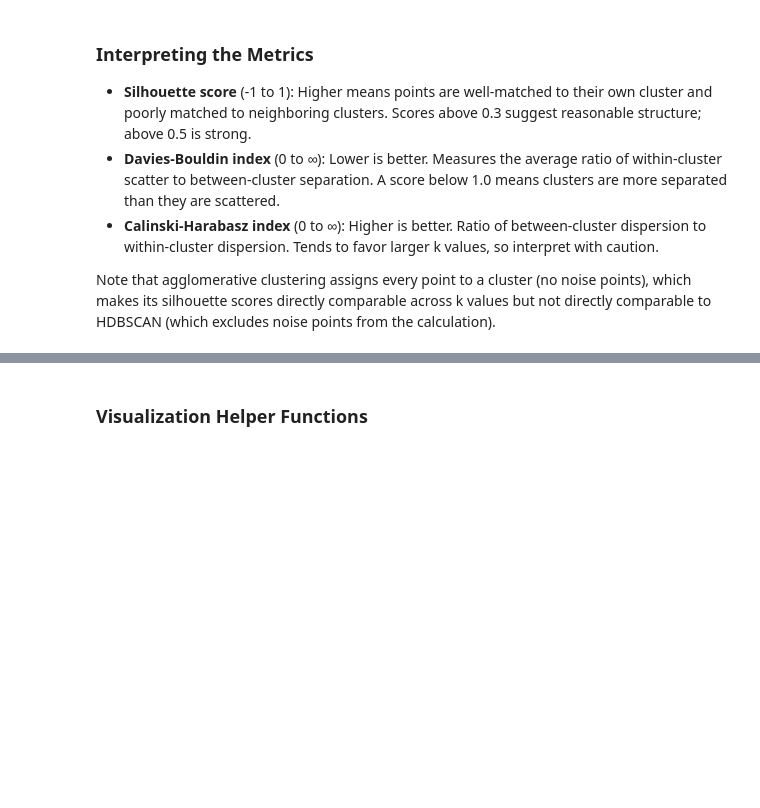
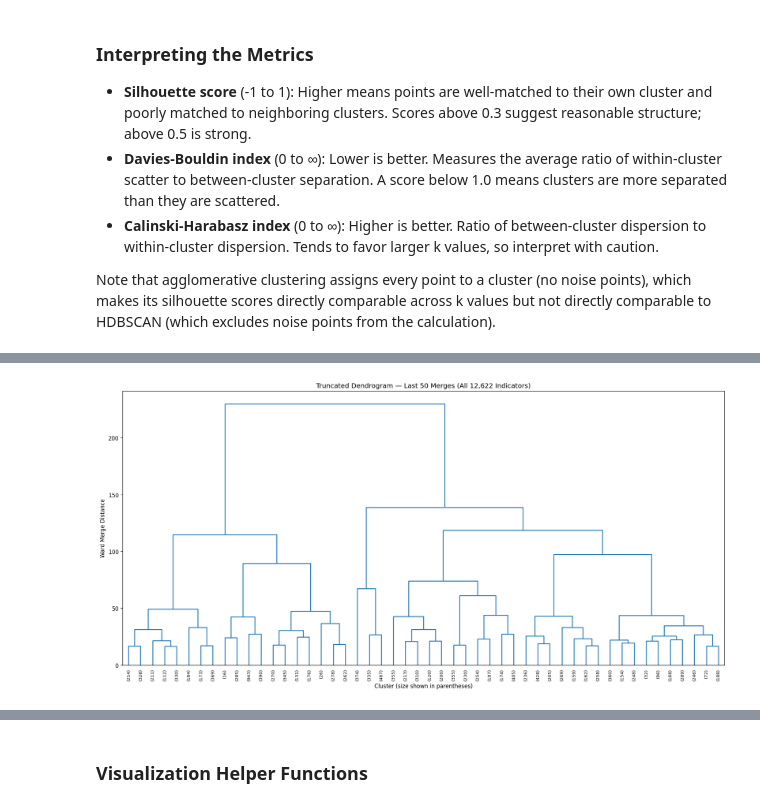
Before and after one commit to vwintumich/ccc-project, a Jupyter notebook: indicator_clustering/notebooks/04_clustering.ipynb, the cells around one changed output, grey strips where cells are left out. Cells and saved outputs as stored; diff of their text form; code cells hidden in the pictures; blank space fills up the shorter version.

Commit message:
NB 04 Redesigned: unconstrained clustering with dendrograms

```diff
--- a/indicator_clustering/notebooks/04_clustering.ipynb
+++ b/indicator_clustering/notebooks/04_clustering.ipynb
@@ -559,11 +541,11 @@ about the natural granularity of indicator language.
 # %%
 k_values = [6, 8, 12, 26, 34]
 k_descriptions = {
-    6: 'CC for Dummies -> 6 Ho types',
-    8: 'All 8 Ho wordplay types',
-    12: 'Minute Cryptic -> Ho (12 subcategories)',
-    26: 'Minute Cryptic ALL (26 subcategories)',
-    34: 'Conceptual groups (34 categories)',
+    6: 'Coarse (6 clusters)',
+    8: 'Moderate-coarse (8 clusters)',
+    12: 'Moderate (12 clusters)',
+    26: 'Fine (26 clusters)',
+    34: 'Very fine (34 clusters)',
 }
 
 agglo_results = []
@@ -589,7 +571,7 @@ for k in k_values:
         'calinski_harabasz': ch,
     })
 
-    print(f'k={k:2d} ({k_descriptions[k]:>40s}): '
+    print(f'k={k:2d} ({k_descriptions[k]:>30s}): '
           f'silhouette={sil:.3f}, DB={db:.3f}, CH={ch:.0f}')
 
 df_agglo = pd.DataFrame(agglo_results)
@@ -613,0 +645,67 @@ comparable to HDBSCAN (which excludes noise points from the calculation).
+# %%
+# --- Approach A: Truncated Dendrogram (Full Data) ---
+# Compute Ward's linkage on all 10D UMAP embeddings.
+# This produces the full merge tree for all 12,622 indicators.
+print('Computing Ward linkage on all indicators (this may take a minute)...')
+Z = linkage(embeddings_10d, method='ward')
+print(f'Linkage matrix shape: {Z.shape}')  # (n-1, 4)
+print(f'Final merge distance: {Z[-1, 2]:.2f}')
+
+# Truncated dendrogram: show only the last 50 merges.
+# Each leaf in this view represents a pre-formed cluster of points,
+# with the cluster size shown in parentheses.
+fig, ax = plt.subplots(figsize=(16, 8))
+dendrogram(
+    Z,
+    truncate_mode='lastp',
+    p=50,  # show last 50 merges
+    leaf_rotation=90,
+    leaf_font_size=8,
+    ax=ax,
+    color_threshold=0,  # uniform color for clarity
+)
+ax.set_xlabel('Cluster (size shown in parentheses)')
+ax.set_ylabel('Ward Merge Distance')
+ax.set_title('Truncated Dendrogram — Last 50 Merges (All 12,622 Indicators)')
+
+plt.tight_layout()
+fig.savefig(FIGURES_DIR / 'dendrogram_truncated_top50.png', dpi=150,
+            bbox_inches='tight')
+plt.show()
+print(f'Saved: {FIGURES_DIR / "dendrogram_truncated_top50.png"}')
+
+# --- Approach B: Dendrogram of k=34 Cluster Centroids ---
+# Compute the centroid (mean embedding) of each of the 34 agglomerative clusters,
+# then run hierarchical clustering on those 34 centroids.
+k34_labels = agglo_labels_dict[34]
+centroids_34 = np.array([
+    embeddings_10d[k34_labels == cl].mean(axis=0)
+    for cl in range(34)
+])
+cluster_sizes_34 = [int((k34_labels == cl).sum()) for cl in range(34)]
+centroid_labels = [f'C{cl} (n={sz})' for cl, sz in enumerate(cluster_sizes_34)]
+
+print(f'\nCentroid matrix shape: {centroids_34.shape}')  # (34, 10)
+
+# Hierarchical clustering on the 34 centroids
+Z_centroids = linkage(centroids_34, method='ward')
+
+fig, ax = plt.subplots(figsize=(16, 8))
+dendrogram(
+    Z_centroids,
+    labels=centroid_labels,
+    leaf_rotation=90,
+    leaf_font_size=8,
+    ax=ax,
+    color_threshold=0,
+)
+ax.set_xlabel('Cluster (k=34 agglomerative)')
+ax.set_ylabel('Ward Merge Distance')
+ax.set_title('Dendrogram of k=34 Cluster Centroids')
+
+plt.tight_layout()
+fig.savefig(FIGURES_DIR / 'dendrogram_k34_centroids.png', dpi=150,
+            bbox_inches='tight')
+plt.show()
+print(f'Saved: {FIGURES_DIR / "dendrogram_k34_centroids.png"}')
+# %% [output]
@@ -613,0 +715 @@ comparable to HDBSCAN (which excludes noise points from the calculation).
+[figure, added]
```
Also changed, not shown: parts of 38 cells of this notebook.
